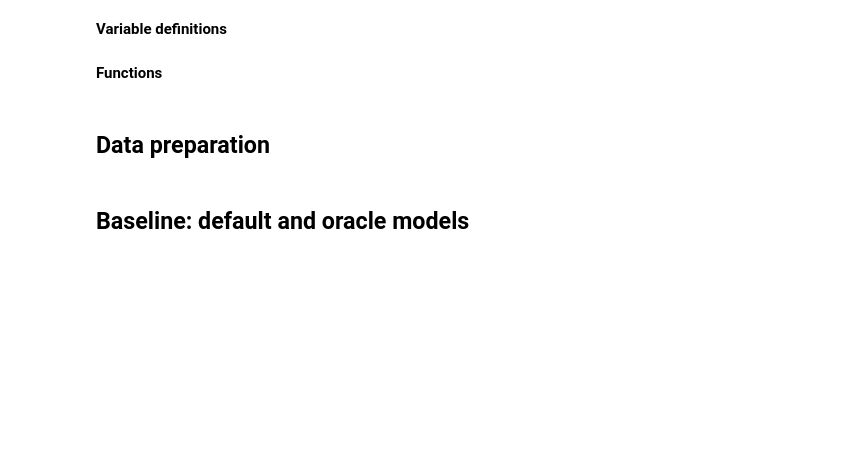
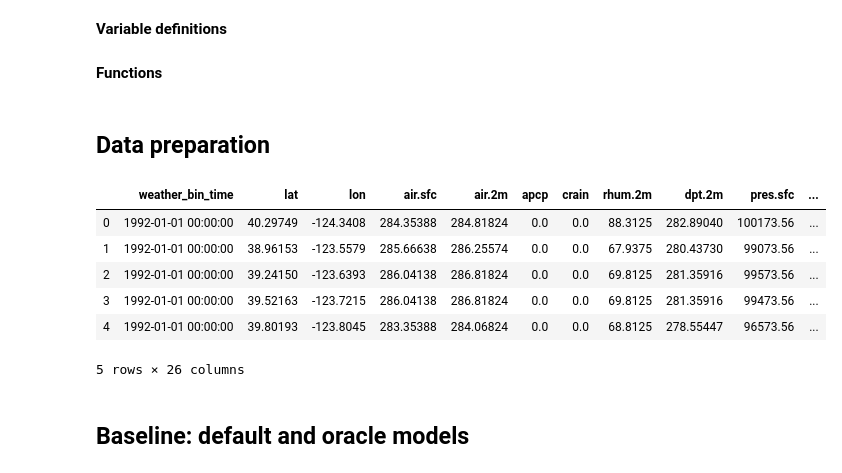
Before and after one commit to aristyogresearch/wildfire, a Jupyter notebook: notebooks/gradient_boosting_model_selection.ipynb, the cells around one changed output. Cells and saved outputs as stored; diff of their text form; code cells hidden in the pictures; blank space fills up the shorter version.

```diff
--- a/notebooks/gradient_boosting_model_selection.ipynb
+++ b/notebooks/gradient_boosting_model_selection.ipynb
@@ -509,0 +510,10 @@ data = pd.read_csv(data_file)
+# %%
+raw_data.head()
+# %% [output]
+|  | weather_bin_time | lat | lon | air.sfc | air.2m | apcp | crain | rhum.2m | dpt.2m | pres.sfc | ... |
+| 0 | 1992-01-01 00:00:00 | 40.29749 | -124.3408 | 284.35388 | 284.81824 | 0.0 | 0.0 | 88.3125 | 282.89040 | 100173.56 | ... |
+| 1 | 1992-01-01 00:00:00 | 38.96153 | -123.5579 | 285.66638 | 286.25574 | 0.0 | 0.0 | 67.9375 | 280.43730 | 99073.56 | ... |
+| 2 | 1992-01-01 00:00:00 | 39.24150 | -123.6393 | 286.04138 | 286.81824 | 0.0 | 0.0 | 69.8125 | 281.35916 | 99573.56 | ... |
+| 3 | 1992-01-01 00:00:00 | 39.52163 | -123.7215 | 286.04138 | 286.81824 | 0.0 | 0.0 | 69.8125 | 281.35916 | 99473.56 | ... |
+| 4 | 1992-01-01 00:00:00 | 39.80193 | -123.8045 | 283.35388 | 284.06824 | 0.0 | 0.0 | 68.8125 | 278.55447 | 96573.56 | ... |
+5 rows × 26 columns
```
Also changed, not shown: parts of 4 cells of this notebook, 2 other files.
